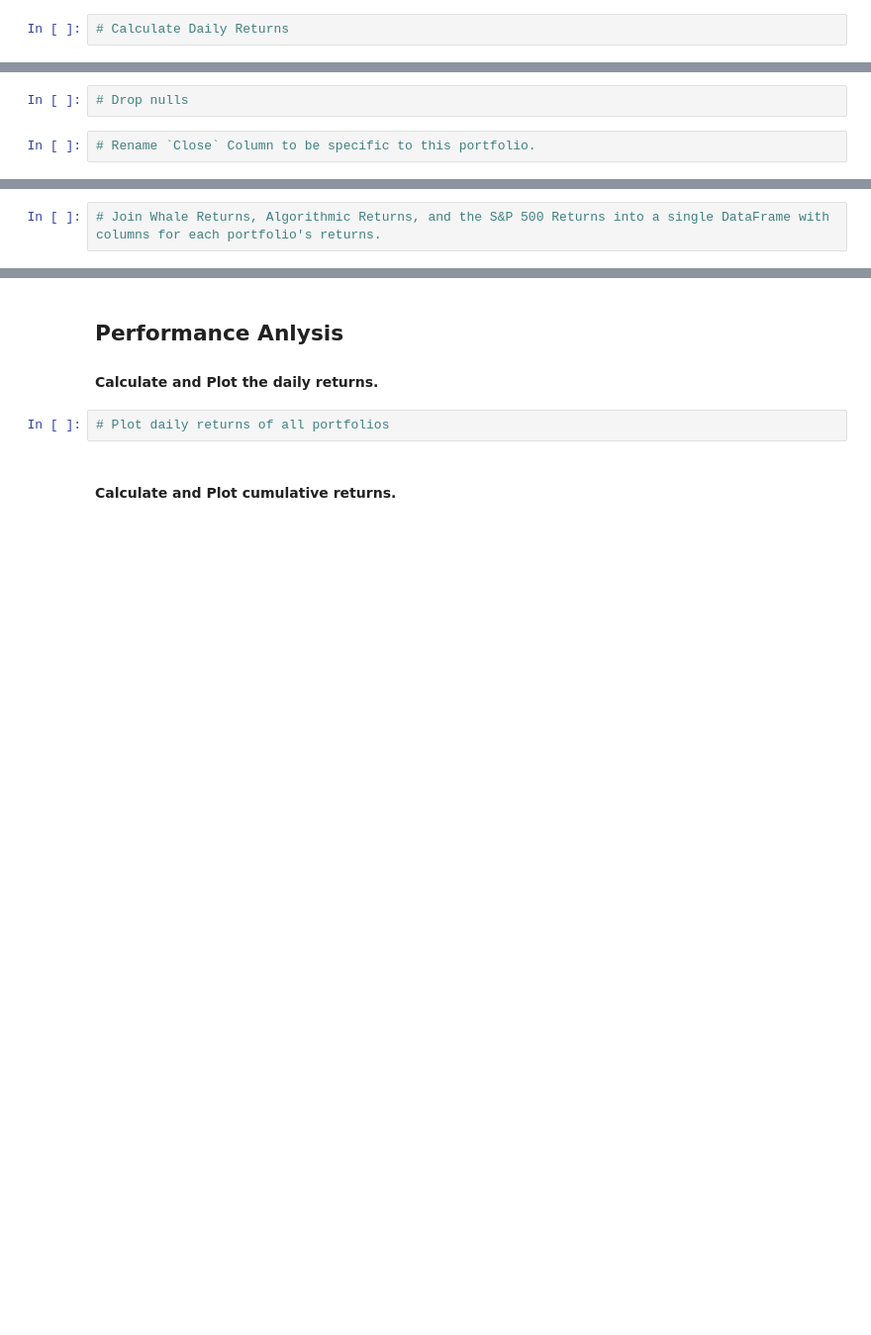
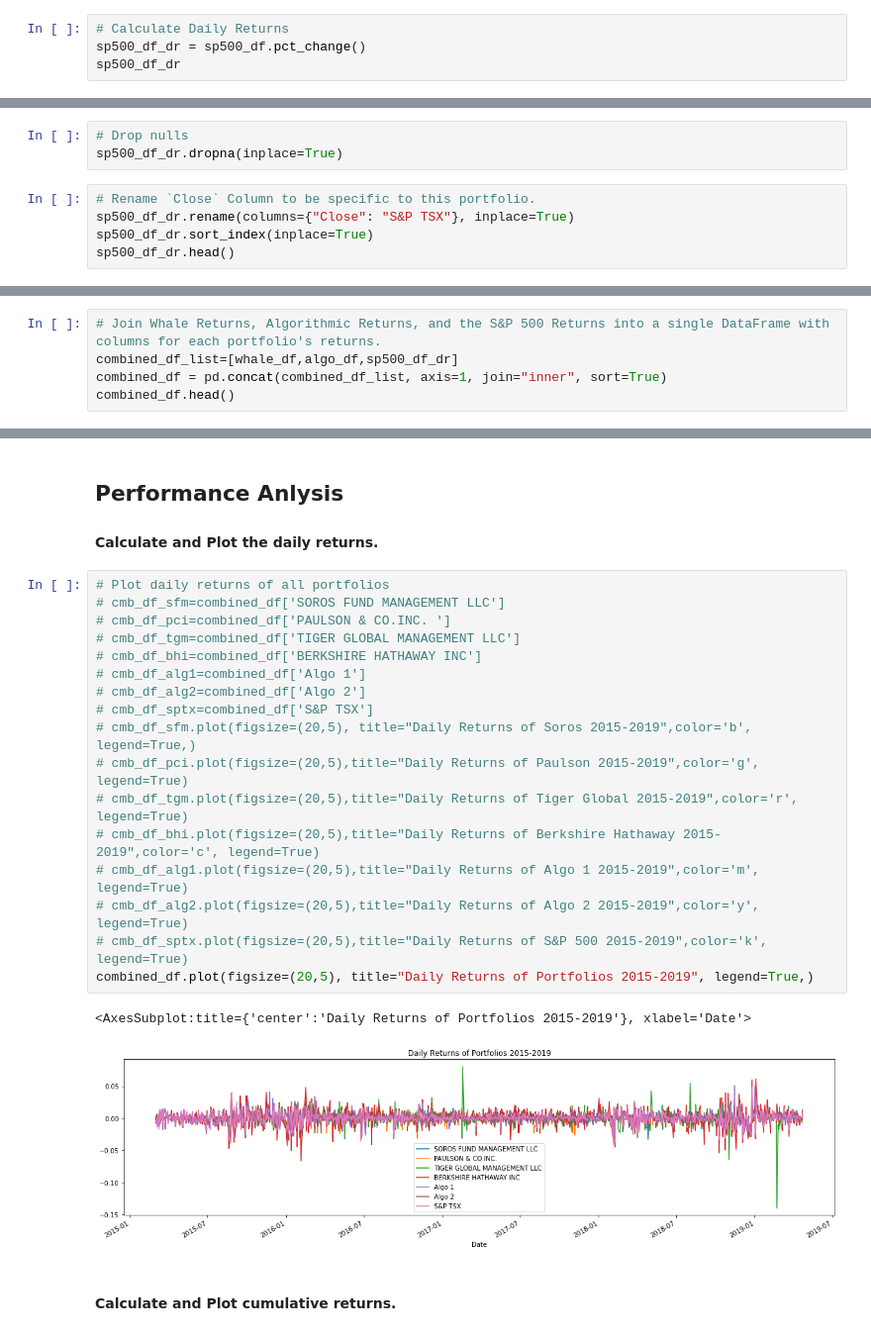
Before and after one commit to zeta1178/FinTech-Mod4-Challenge, a Jupyter notebook: whale_analysis.ipynb, the cells around one changed output, grey strips where cells are left out. Shown at 99% size. Cells and saved outputs as stored; diff of their text form; blank space fills up the shorter version.

```diff
--- a/whale_analysis.ipynb
+++ b/whale_analysis.ipynb
@@ -56,2 +120,4 @@ Read the S&P 500 historic closing prices and create a new daily returns DataFram
 # %%
 # Calculate Daily Returns
+sp500_df_dr = sp500_df.pct_change()
+sp500_df_dr
@@ -58,4 +139,8 @@ Read the S&P 500 historic closing prices and create a new daily returns DataFram
 # %%
 # Drop nulls
+sp500_df_dr.dropna(inplace=True)
 # %%
 # Rename `Close` Column to be specific to this portfolio.
+sp500_df_dr.rename(columns={"Close": "S&P TSX"}, inplace=True)
+sp500_df_dr.sort_index(inplace=True)
+sp500_df_dr.head()
@@ -63,3 +156,6 @@ Read the S&P 500 historic closing prices and create a new daily returns DataFram
 ## Combine Whale, Algorithmic, and S&P 500 Returns
 # %%
 # Join Whale Returns, Algorithmic Returns, and the S&P 500 Returns into a single DataFrame with columns for each portfolio's returns.
+combined_df_list=[whale_df,algo_df,sp500_df_dr]
+combined_df = pd.concat(combined_df_list, axis=1, join="inner", sort=True)
+combined_df.head()
@@ -73,7 +177,25 @@ In this section, you will calculate and visualize performance and risk metrics f
 ## Performance Anlysis
 
 #### Calculate and Plot the daily returns.
-# %%
-# Plot daily returns of all portfolios
+# %%
+# Plot daily returns of all portfolios
+# cmb_df_sfm=combined_df['SOROS FUND MANAGEMENT LLC']
+# cmb_df_pci=combined_df['PAULSON & CO.INC. ']
+# cmb_df_tgm=combined_df['TIGER GLOBAL MANAGEMENT LLC']
+# cmb_df_bhi=combined_df['BERKSHIRE HATHAWAY INC']
+# cmb_df_alg1=combined_df['Algo 1']
+# cmb_df_alg2=combined_df['Algo 2']
+# cmb_df_sptx=combined_df['S&P TSX']
+# cmb_df_sfm.plot(figsize=(20,5), title="Daily Returns of Soros 2015-2019",color='b', legend=True,)
+# cmb_df_pci.plot(figsize=(20,5),title="Daily Returns of Paulson 2015-2019",color='g', legend=True)
+# cmb_df_tgm.plot(figsize=(20,5),title="Daily Returns of Tiger Global 2015-2019",color='r', legend=True)
+# cmb_df_bhi.plot(figsize=(20,5),title="Daily Returns of Berkshire Hathaway 2015-2019",color='c', legend=True)
+# cmb_df_alg1.plot(figsize=(20,5),title="Daily Returns of Algo 1 2015-2019",color='m', legend=True)
+# cmb_df_alg2.plot(figsize=(20,5),title="Daily Returns of Algo 2 2015-2019",color='y', legend=True)
+# cmb_df_sptx.plot(figsize=(20,5),title="Daily Returns of S&P 500 2015-2019",color='k', legend=True)
+combined_df.plot(figsize=(20,5), title="Daily Returns of Portfolios 2015-2019", legend=True,)
+# %% [output]
+<AxesSubplot:title={'center':'Daily Returns of Portfolios 2015-2019'}, xlabel='Date'>
+[figure, added]
 # %% [markdown]
 #### Calculate and Plot cumulative returns.
```
Also changed, not shown: parts of 59 cells of this notebook, 1 other file.
